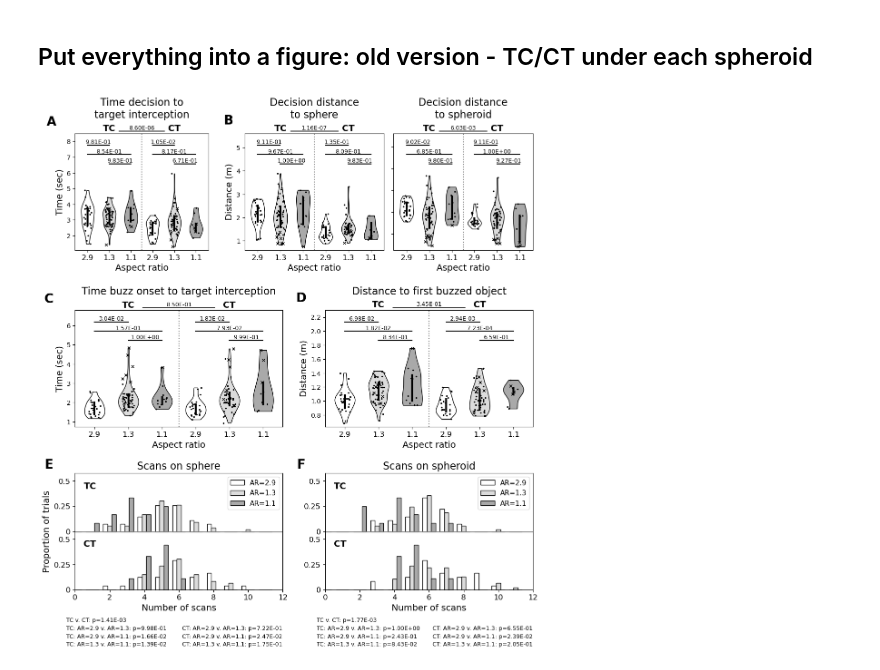
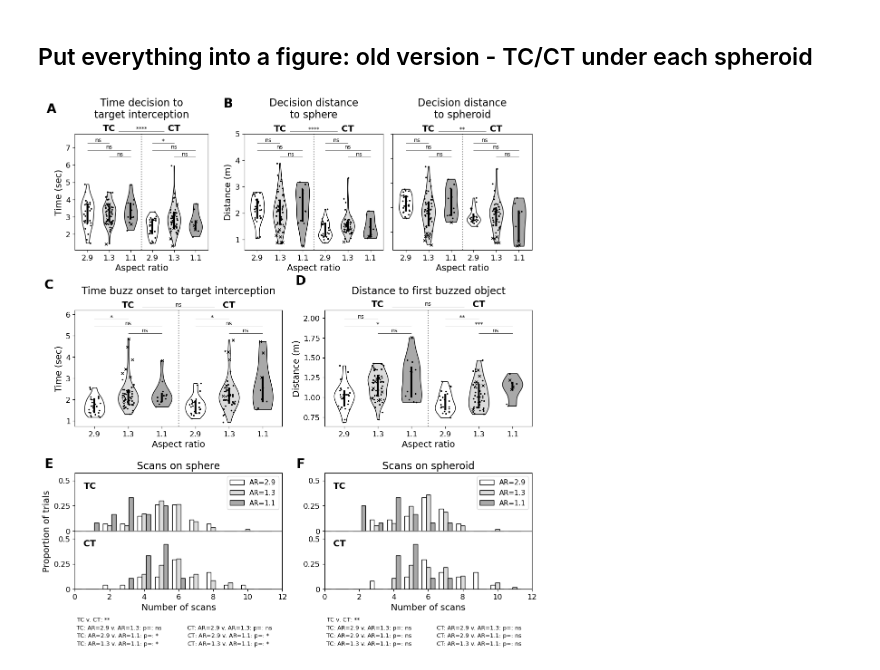
Before and after one commit to leewujung/porpoise_spheroid, a Jupyter notebook: notebooks_fig/fig_behavior_metrics_allAR.ipynb, the cells around one changed output. Drawn from its saved outputs; the diff is of its cells as text; code cells hidden in the pictures.

```diff
--- a/notebooks_fig/fig_behavior_metrics_allAR.ipynb
+++ b/notebooks_fig/fig_behavior_metrics_allAR.ipynb
@@ -389,14 +312,14 @@ ax_decision_time.set_ylabel("Time (sec)", fontsize=14)
 
 # add vertical space
 ylim = ax_decision_time.get_ylim()
-ax_decision_time.set_ylim(ylim[0], 8.5)
+ax_decision_time.set_ylim(ylim[0], 7.8)
 
 # annotation
 df_stat_position = pd.read_csv(stat_path / f"ARall_{utils_plot.STAT_FILENAME_MIDDLE['A']}_position_contrast.csv")
 df_stat_spheroid = pd.read_csv(stat_path / f"ARall_{utils_plot.STAT_FILENAME_MIDDLE['A']}_spheroid_contrast.csv")
-annotate_p_val_position(ax_decision_time, df_stat_position)
-annotate_p_val_spheroid(ax_decision_time, df_stat_spheroid)
-add_TCCT_text(ax_decision_time)
+utils_plot.annotate_p_val_position(ax_decision_time, df_stat_position)
+utils_plot.annotate_p_val_spheroid(ax_decision_time, df_stat_spheroid)
+utils_plot.add_TCCT_text(ax_decision_time)
 
 
 
@@ -410,14 +333,14 @@ ax_decision_dist_t.set_ylabel("Distance (m)", fontsize=14)
 
 # add vertical space
 ylim = ax_decision_dist_t.get_ylim()
-ax_decision_dist_t.set_ylim(ylim[0], 5.6)
+ax_decision_dist_t.set_ylim(ylim[0], 5)
 
 # annotation
 df_stat_position = pd.read_csv(stat_path / f"ARall_{utils_plot.STAT_FILENAME_MIDDLE['B1']}_position_contrast.csv")
 df_stat_spheroid = pd.read_csv(stat_path / f"ARall_{utils_plot.STAT_FILENAME_MIDDLE['B1']}_spheroid_contrast.csv")
-annotate_p_val_position(ax_decision_dist_t, df_stat_position)
-annotate_p_val_spheroid(ax_decision_dist_t, df_stat_spheroid)
-add_TCCT_text(ax_decision_dist_t)
+utils_plot.annotate_p_val_position(ax_decision_dist_t, df_stat_position)
+utils_plot.annotate_p_val_spheroid(ax_decision_dist_t, df_stat_spheroid)
+utils_plot.add_TCCT_text(ax_decision_dist_t)
 
 
 
@@ -431,14 +354,14 @@ ax_decision_dist_c.set_yticklabels("")
 
 # add vertical space
 ylim = ax_decision_dist_c.get_ylim()
-ax_decision_dist_c.set_ylim(ylim[0], 5.6)
+ax_decision_dist_c.set_ylim(ylim[0], 5)
 
 # annotation
 df_stat_position = pd.read_csv(stat_path / f"ARall_{utils_plot.STAT_FILENAME_MIDDLE['B2']}_position_contrast.csv")
 df_stat_spheroid = pd.read_csv(stat_path / f"ARall_{utils_plot.STAT_FILENAME_MIDDLE['B2']}_spheroid_contrast.csv")
-annotate_p_val_position(ax_decision_dist_c, df_stat_position)
-annotate_p_val_spheroid(ax_decision_dist_c, df_stat_spheroid)
-add_TCCT_text(ax_decision_dist_c)
+utils_plot.annotate_p_val_position(ax_decision_dist_c, df_stat_position)
+utils_plot.annotate_p_val_spheroid(ax_decision_dist_c, df_stat_spheroid)
+utils_plot.add_TCCT_text(ax_decision_dist_c)
 
 
 
@@ -452,14 +375,14 @@ ax_buzz_time.set_ylabel("Time (sec)", fontsize=14)
 
 # add vertical space
 ylim = ax_buzz_time.get_ylim()
-ax_buzz_time.set_ylim(ylim[0], 6.8)
+ax_buzz_time.set_ylim(ylim[0], 6.2)
 
 # annotation
 df_stat_position = pd.read_csv(stat_path / f"ARall_{utils_plot.STAT_FILENAME_MIDDLE['C']}_position_contrast.csv")
 df_stat_spheroid = pd.read_csv(stat_path / f"ARall_{utils_plot.STAT_FILENAME_MIDDLE['C']}_spheroid_contrast.csv")
-annotate_p_val_position(ax_buzz_time, df_stat_position)
-annotate_p_val_spheroid(ax_buzz_time, df_stat_spheroid)
-add_TCCT_text(ax_buzz_time)
+utils_plot.annotate_p_val_position(ax_buzz_time, df_stat_position)
+utils_plot.annotate_p_val_spheroid(ax_buzz_time, df_stat_spheroid)
+utils_plot.add_TCCT_text(ax_buzz_time)
 
 
 
@@ -473,14 +396,14 @@ ax_buzz_dist.set_ylabel("Distance (m)", fontsize=14)
 
 # add vertical space
 ylim = ax_buzz_dist.get_ylim()
-ax_buzz_dist.set_ylim(ylim[0], 2.3)
+ax_buzz_dist.set_ylim(ylim[0], 2.1)
 
 # annotation
 df_stat_position = pd.read_csv(stat_path / f"ARall_{utils_plot.STAT_FILENAME_MIDDLE['D']}_position_contrast.csv")
 df_stat_spheroid = pd.read_csv(stat_path / f"ARall_{utils_plot.STAT_FILENAME_MIDDLE['D']}_spheroid_contrast.csv")
-annotate_p_val_position(ax_buzz_dist, df_stat_position)
-annotate_p_val_spheroid(ax_buzz_dist, df_stat_spheroid)
-add_TCCT_text(ax_buzz_dist)
+utils_plot.annotate_p_val_position(ax_buzz_dist, df_stat_position)
+utils_plot.annotate_p_val_spheroid(ax_buzz_dist, df_stat_spheroid)
+utils_plot.add_TCCT_text(ax_buzz_dist)
 
 
 
@@ -492,6 +415,7 @@ for axx in [
 ]:
     axx.set_xticks(np.arange(6))
     axx.set_xticklabels(SPH_LABEL * 2, fontsize=12)
+    axx.tick_params(axis='y', labelsize=12)
     axx.set_xlabel("Aspect ratio", fontsize=14)
     axx.axvline(2.5, color="grey", ls=":")
 
@@ -617,16 +541,16 @@ ax_scan1.set_title("Scans on spheroid", fontsize=16)
 # annotation
 df_stat_position = pd.read_csv(stat_path / f"ARall_{utils_plot.STAT_FILENAME_MIDDLE['E']}_position_contrast.csv")
 df_stat_spheroid = pd.read_csv(stat_path / f"ARall_{utils_plot.STAT_FILENAME_MIDDLE['E']}_spheroid_contrast.csv")
-annotate_p_val_scan(
-    ax_scan0, df_stat_position, df_stat_spheroid, ratio=False,
-    horz_text_left=-0.5, horz_text_right=6.2
+utils_plot.annotate_p_val_scan(
+    ax_scan0, df_stat_position, df_stat_spheroid, group="spheroid", ratio=False,
+    horz_text_left=0.1, horz_text_right=6.5, vert_text_gap=0.08
 )
 
 df_stat_position = pd.read_csv(stat_path / f"ARall_{utils_plot.STAT_FILENAME_MIDDLE['F']}_position_contrast.csv")
 df_stat_spheroid = pd.read_csv(stat_path / f"ARall_{utils_plot.STAT_FILENAME_MIDDLE['F']}_spheroid_contrast.csv")
-annotate_p_val_scan(
-    ax_scan1, df_stat_position, df_stat_spheroid, ratio=False,
-    horz_text_left=-0.5, horz_text_right=6.2
+utils_plot.annotate_p_val_scan(
+    ax_scan1, df_stat_position, df_stat_spheroid, group="spheroid", ratio=False,
+    horz_text_left=0.1, horz_text_right=6.5, vert_text_gap=0.08
 )
 
 
@@ -671,31 +595,31 @@ for ax_pos in [ax_scan0_pos, ax_scan1_pos]:
     ax_mock.patch.set_alpha(0)
     ax_mock.set_axis_off()
     for seq in range(3):
         ax_mock.bar(np.nan, np.nan,
             edgecolor="k", color=SPH_COLORS[seq], label=f"AR={SPH_LABEL[seq]}")
     ax_mock.legend(bbox_to_anchor=(1, 1), fontsize=11)
 
 
 
 # Label panels
 ax_decision_time.text(-1.9, 9, "A", fontsize=20, fontweight="bold")
 ax_decision_dist_t.text(-1.5, 6, "B", fontsize=20, fontweight="bold")
 ax_buzz_time.text(-1.5, 7.2, "C", fontsize=20, fontweight="bold")
 ax_buzz_dist.text(-1.45, 2.42, "D", fontsize=20, fontweight="bold")
 ax_scan0.text(-1.75, 1.2, "E", fontsize=20, fontweight="bold")
 ax_scan1.text(-1.65, 1.2, "F", fontsize=20, fontweight="bold")
 
 
 # Add subpanel labels
 ax_scan0.text(0.5, 1.02, "TC", fontsize=14, fontweight="bold", va="center")
 ax_scan0.text(0.5, 0.45, "CT", fontsize=14, fontweight="bold", va="center")
 ax_scan1.text(0.5, 1.02, "TC", fontsize=14, fontweight="bold", va="center")
 ax_scan1.text(0.5, 0.45, "CT", fontsize=14, fontweight="bold", va="center")
 
 
 
 plt.show()
 
 fig.savefig(fig_path / "fig_behavior_metrics_allAR.png", dpi=300, bbox_inches="tight")
 # %% [output]
-[figure, old version]
+[figure, new version]
```
Also changed, not shown: parts of 5 cells of this notebook, 3 other files.
